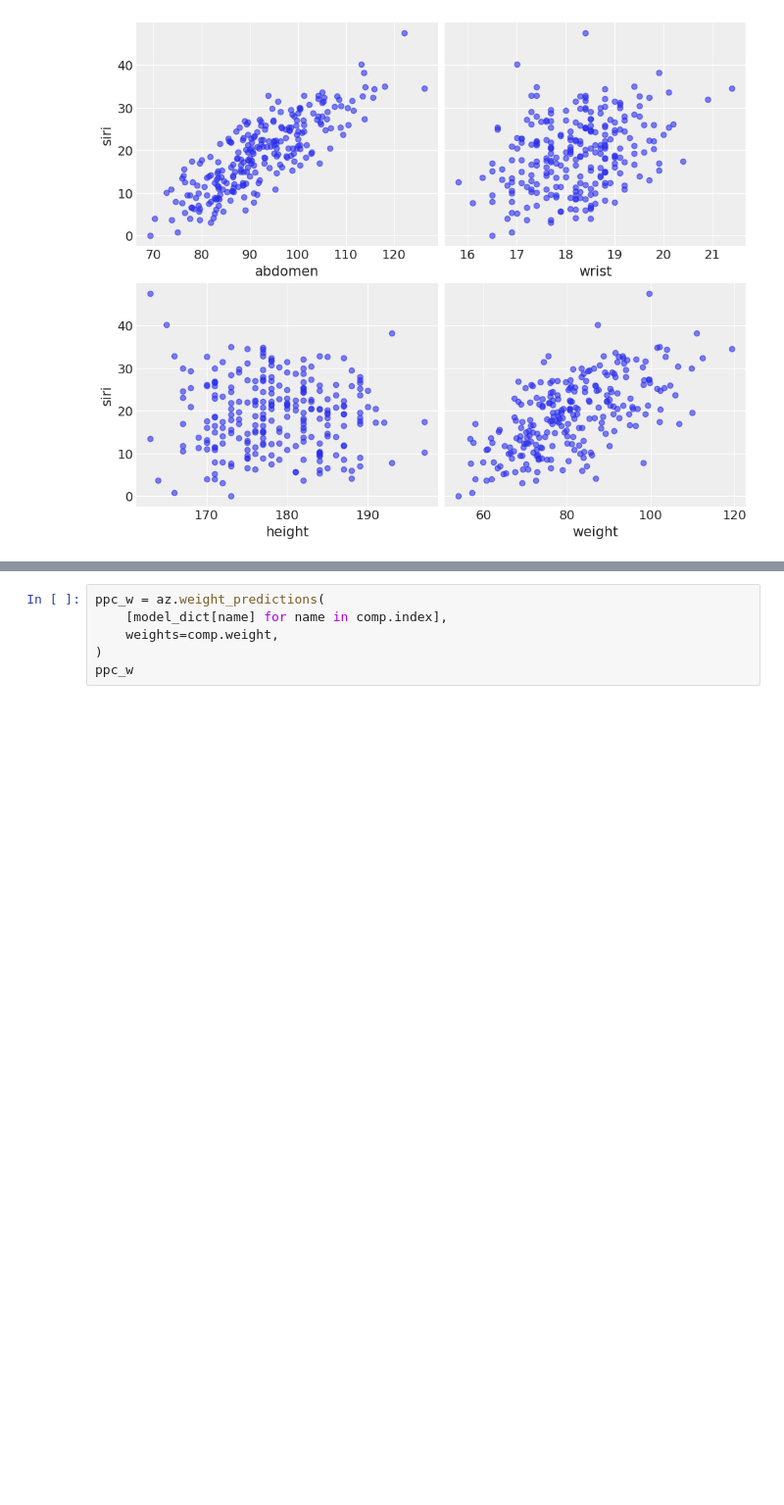
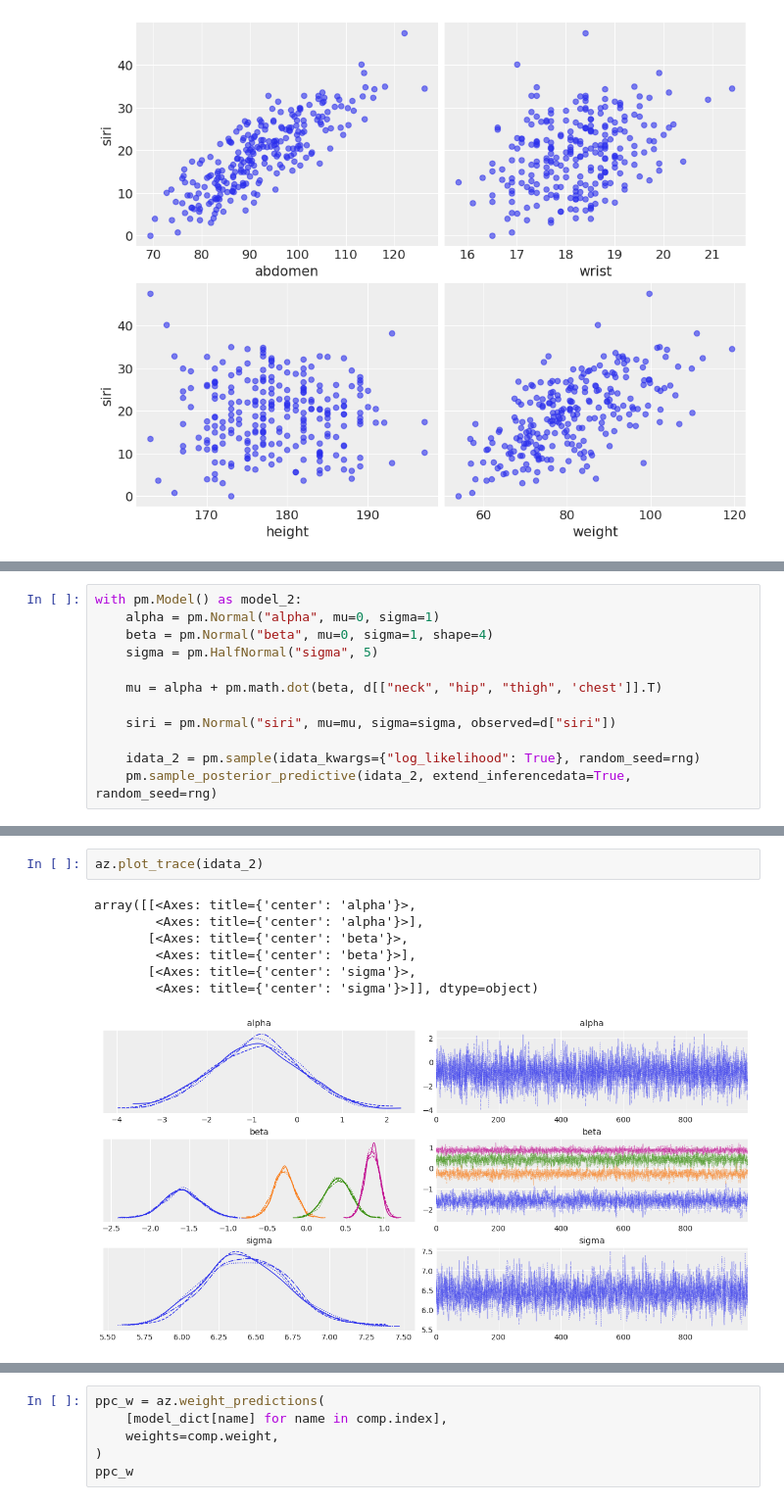
Before and after one commit to Robyrogers/seminar-bayesian_model_averaging, a Jupyter notebook: model_averaging.ipynb, the cells around one changed output, grey strips where cells are left out. Shown at 98% size. Cells and saved outputs as stored; diff of their text form; blank space fills up the shorter version.

```diff
--- a/model_averaging.ipynb
+++ b/model_averaging.ipynb
@@ -128,0 +129,12 @@ Sampling: [siri]
+# %%
+with pm.Model() as model_2:
+    alpha = pm.Normal("alpha", mu=0, sigma=1)
+    beta = pm.Normal("beta", mu=0, sigma=1, shape=4)
+    sigma = pm.HalfNormal("sigma", 5)
+
+    mu = alpha + pm.math.dot(beta, d[["neck", "hip", "thigh", 'chest']].T)
+
+    siri = pm.Normal("siri", mu=mu, sigma=sigma, observed=d["siri"])
+
+    idata_2 = pm.sample(idata_kwargs={"log_likelihood": True}, random_seed=rng)
+    pm.sample_posterior_predictive(idata_2, extend_inferencedata=True, random_seed=rng)
@@ -128,0 +151,10 @@ Sampling: [siri]
+# %%
+az.plot_trace(idata_2)
+# %% [output]
+array([[<Axes: title={'center': 'alpha'}>,
+        <Axes: title={'center': 'alpha'}>],
+       [<Axes: title={'center': 'beta'}>,
+        <Axes: title={'center': 'beta'}>],
+       [<Axes: title={'center': 'sigma'}>,
+        <Axes: title={'center': 'sigma'}>]], dtype=object)
+[figure, added]
```
Also changed, not shown: parts of 12 cells of this notebook, 20 other files.
